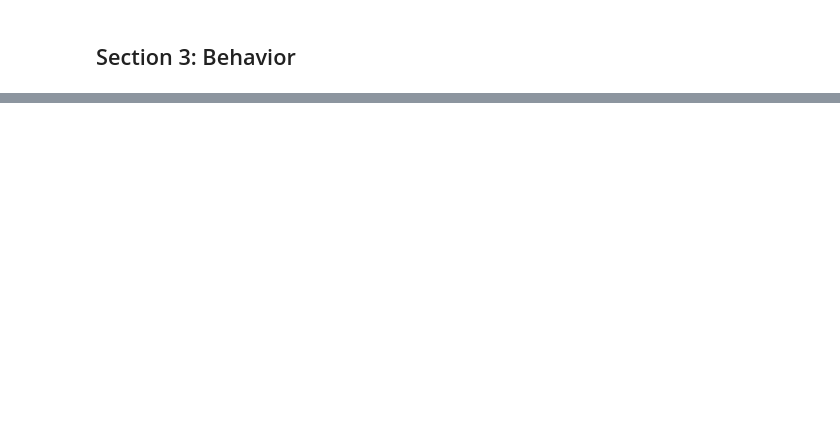
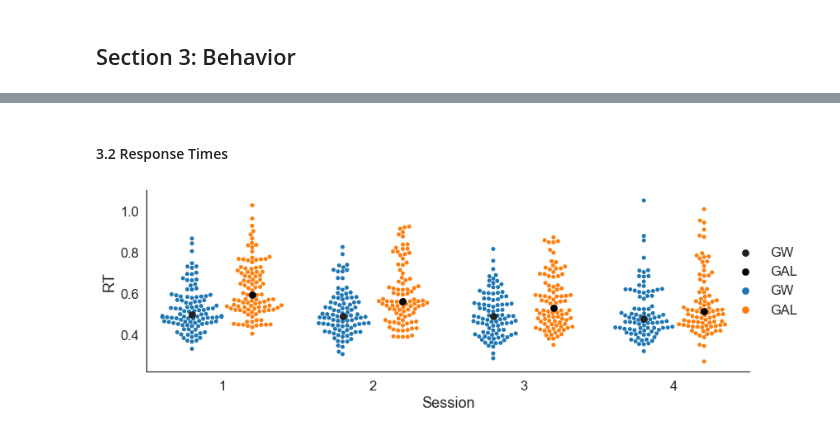
Before and after one commit to nivlab/RobotFactory, a Jupyter notebook: notebooks/04_TestRetest/02_Descriptive.ipynb, the cells around one changed output, grey strips where cells are left out. Cells and saved outputs as stored; diff of their text form; code cells hidden in the pictures; blank space fills up the shorter version.

```diff
--- a/notebooks/04_TestRetest/02_Descriptive.ipynb
+++ b/notebooks/04_TestRetest/02_Descriptive.ipynb
@@ -118,0 +163,20 @@ sns.heatmap(corr, vmin=-1, vmax=1, center=0)
+# %% [markdown]
+#### 3.2 Response Times
+# %%
+## Compute average within subjects / session / robot.
+gb = data.groupby(['Subject','Session','Robot']).RT.median().reset_index()
+
+## Initialize canvas.
+fig, ax = plt.subplots(1,1,figsize=(12,4))
+
+## Plot accuracy.
+sns.pointplot('Session', 'RT', 'Robot', data=gb, hue_order=['GW','GAL'], dodge=0.4,
+              ci=None, join=False, estimator=np.median, color='k', zorder=1e6, ax=ax)
+sns.swarmplot('Session', 'RT', 'Robot', data=gb, hue_order=['GW','GAL'], dodge=True, zorder=0, ax=ax)
+
+ax.legend(loc=7,bbox_to_anchor=(1.1,0.5), frameon=False)
+
+sns.despine()
+plt.tight_layout()
+# %% [output]
+[figure, added]
```
Also changed, not shown: parts of 11 cells of this notebook, 22 other files.
